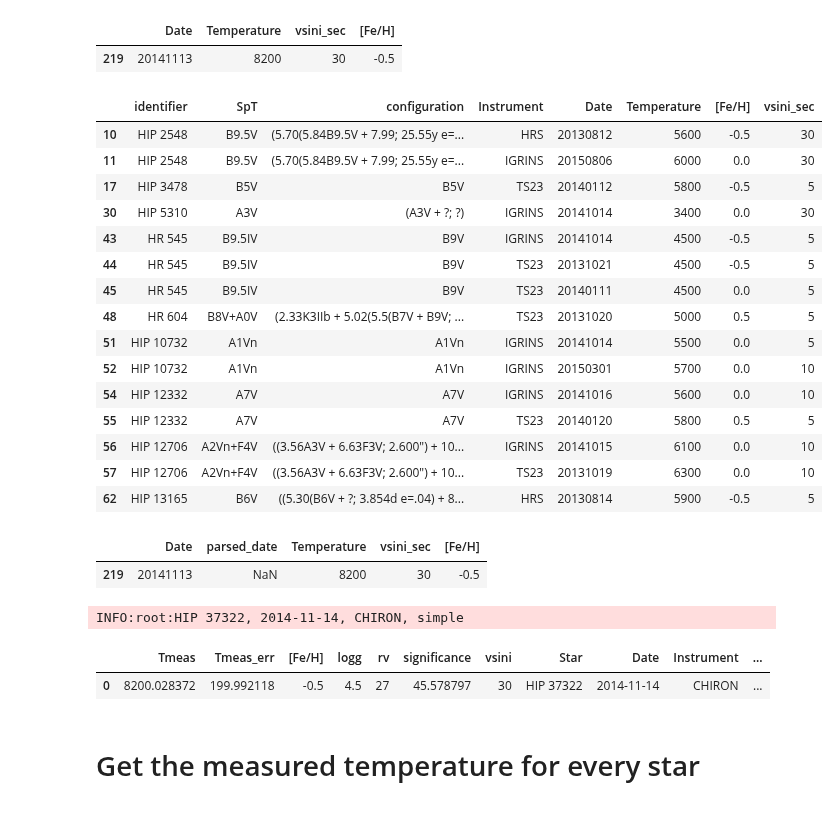
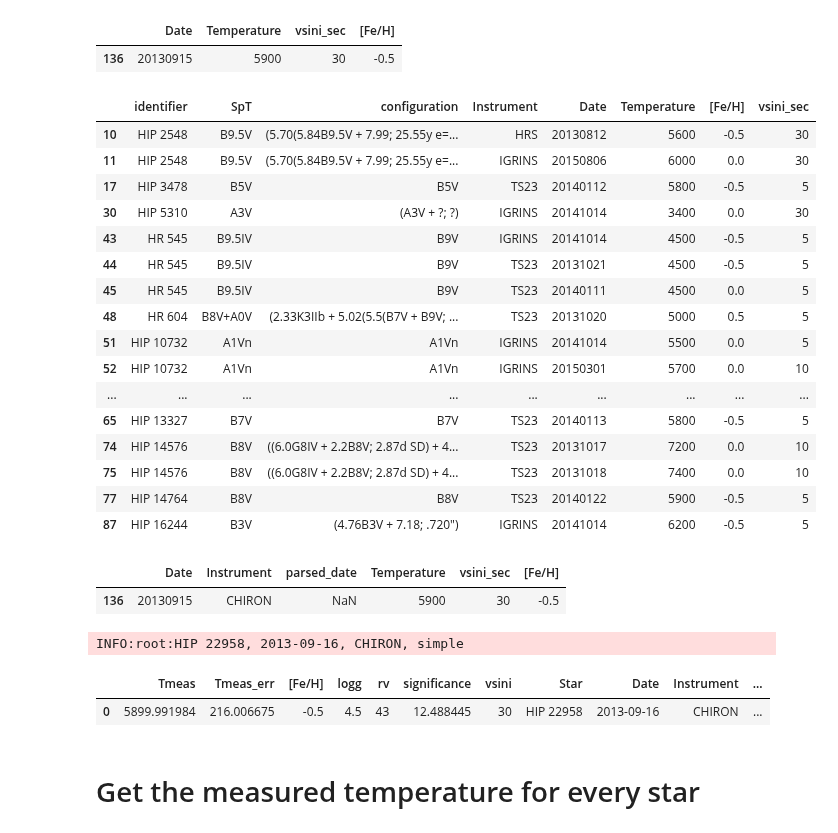
Before and after one commit to kgullikson88/BinaryInference, a Jupyter notebook: CompileCompanionData.ipynb, the cells around one changed output. Cells and saved outputs as stored; diff of their text form; code cells hidden in the pictures.

```diff
--- a/CompileCompanionData.ipynb
+++ b/CompileCompanionData.ipynb
@@ -16,40 +23,44 @@ logger.setLevel(logging.INFO)
 # %%
 sample = HelperFunctions.read_observed_targets()
 sample.Temperature = pd.to_numeric(sample.Temperature, errors='coerce')
+sample.loc[76, 'Temperature'] = np.nan  # I don't believe the 2nd detection for HIP 14764
+sample.loc[137, 'Temperature'] = np.nan  # Bad temperature for 2nd detection of HIP 22958
 detections = sample.loc[(sample.Temperature.notnull()) & (sample.Temperature < 90000)].copy()
 
-detections.loc[detections.identifier == 'HIP 37322', ['Date', 'Temperature', 'vsini_sec', '[Fe/H]']]
+detections.loc[detections.identifier == 'HIP 22958', ['Date', 'Temperature', 'vsini_sec', '[Fe/H]']]
 # %% [output]
 |  | Date | Temperature | vsini_sec | [Fe/H] |
-| 219 | 20141113 | 8200 | 30 | -0.5 |
+| 136 | 20130915 | 5900 | 30 | -0.5 |
 # %%
 # Set the addmode to use for everything to simple, except for one star where we need to use ml to detect...
 detections['addmode'] = 'simple'
 detections.loc[detections.identifier == 'HIP 18396', 'addmode'] = 'ml'
 # %%
-detections[['identifier', 'SpT', 'configuration', 'Instrument', 'Date', 'Temperature', '[Fe/H]', 'vsini_sec']].head(15)
+detections[['identifier', 'SpT', 'configuration', 'Instrument', 'Date', 'Temperature', '[Fe/H]', 'vsini_sec']].head(20)
 # %% [output]
 |  | identifier | SpT | configuration | Instrument | Date | Temperature | [Fe/H] | vsini_sec |
 | 10 | HIP 2548 | B9.5V | (5.70(5.84B9.5V + 7.99; 25.55y e=... | HRS | 20130812 | 5600 | -0.5 | 30 |
 | 11 | HIP 2548 | B9.5V | (5.70(5.84B9.5V + 7.99; 25.55y e=... | IGRINS | 20150806 | 6000 | 0.0 | 30 |
 | 17 | HIP 3478 | B5V | B5V | TS23 | 20140112 | 5800 | -0.5 | 5 |
 | 30 | HIP 5310 | A3V | (A3V + ?; ?) | IGRINS | 20141014 | 3400 | 0.0 | 30 |
 | 43 | HR 545 | B9.5IV | B9V | IGRINS | 20141014 | 4500 | -0.5 | 5 |
 | 44 | HR 545 | B9.5IV | B9V | TS23 | 20131021 | 4500 | -0.5 | 5 |
 | 45 | HR 545 | B9.5IV | B9V | TS23 | 20140111 | 4500 | 0.0 | 5 |
 | 48 | HR 604 | B8V+A0V | (2.33K3IIb + 5.02(5.5(B7V + B9V; ... | TS23 | 20131020 | 5000 | 0.5 | 5 |
 | 51 | HIP 10732 | A1Vn | A1Vn | IGRINS | 20141014 | 5500 | 0.0 | 5 |
 | 52 | HIP 10732 | A1Vn | A1Vn | IGRINS | 20150301 | 5700 | 0.0 | 10 |
-| 54 | HIP 12332 | A7V | A7V | IGRINS | 20141016 | 5600 | 0.0 | 10 |
-| 55 | HIP 12332 | A7V | A7V | TS23 | 20140120 | 5800 | 0.5 | 5 |
-| 56 | HIP 12706 | A2Vn+F4V | ((3.56A3V + 6.63F3V; 2.600") + 10... | IGRINS | 20141015 | 6100 | 0.0 | 10 |
-| 57 | HIP 12706 | A2Vn+F4V | ((3.56A3V + 6.63F3V; 2.600") + 10... | TS23 | 20131019 | 6300 | 0.0 | 10 |
-| 62 | HIP 13165 | B6V | ((5.30(B6V + ?; 3.854d e=.04) + 8... | HRS | 20130814 | 5900 | -0.5 | 5 |
+| ... | ... | ... | ... | ... | ... | ... | ... | ... |
+| 65 | HIP 13327 | B7V | B7V | TS23 | 20140113 | 5800 | -0.5 | 5 |
+| 74 | HIP 14576 | B8V | ((6.0G8IV + 2.2B8V; 2.87d SD) + 4... | TS23 | 20131017 | 7200 | 0.0 | 10 |
+| 75 | HIP 14576 | B8V | ((6.0G8IV + 2.2B8V; 2.87d SD) + 4... | TS23 | 20131018 | 7400 | 0.0 | 10 |
+| 77 | HIP 14764 | B8V | B8V | TS23 | 20140122 | 5900 | -0.5 | 5 |
+| 87 | HIP 16244 | B3V | (4.76B3V + 7.18; .720") | IGRINS | 20141014 | 6200 | -0.5 | 5 |
 # %%
-detections.loc[detections.identifier == 'HIP 37322', ['Date', 'parsed_date', 'Temperature', 'vsini_sec', '[Fe/H]']]
+detections.loc[detections.identifier == 'HIP 22958', ['Date', 'Instrument', 'parsed_date',
+                                                      'Temperature', 'vsini_sec', '[Fe/H]']]
 # %% [output]
-|  | Date | parsed_date | Temperature | vsini_sec | [Fe/H] |
-| 219 | 20141113 | NaN | 8200 | 30 | -0.5 |
+|  | Date | Instrument | parsed_date | Temperature | vsini_sec | [Fe/H] |
+| 136 | 20130915 | CHIRON | NaN | 5900 | 30 | -0.5 |
 # %%
 
 import Analyze_CCF
@@ -59,13 +70,13 @@ interface = HDF5_Helpers.Full_CCF_Interface(cache=False, update_cache=False,
                                             cache_fname='/home/kgullikson/.PythonModules/CCF_metadata.csv')
 # %%
 pd.set_option('max_colwidth',400)
-starname, date, inst, addmode = 'HIP 37322', '2014-11-13', 'CHIRON', 'simple'
+starname, date, inst, addmode = 'HIP 22958', '2013-09-15', 'CHIRON', 'simple'
 interface.get_measured_temperature(starname=starname, date=date, instrument=inst,
-                                   Tmax=8200, addmode=addmode, feh=-0.5, vsini=30)
+                                   Tmax=5900, addmode=addmode, feh=-0.5, vsini=30)
 # %% [output]
-INFO:root:HIP 37322, 2014-11-14, CHIRON, simple
+INFO:root:HIP 22958, 2013-09-16, CHIRON, simple
 |  | Tmeas | Tmeas_err | [Fe/H] | logg | rv | significance | vsini | Star | Date | Instrument | ... |
-| 0 | 8200.028372 | 199.992118 | -0.5 | 4.5 | 27 | 45.578797 | 30 | HIP 37322 | 2014-11-14 | CHIRON | ... |
+| 0 | 5899.991984 | 216.006675 | -0.5 | 4.5 | 43 | 12.488445 | 30 | HIP 22958 | 2013-09-16 | CHIRON | ... |
 # %% [markdown]
 # Get the measured temperature for every star
 # %%
```
Also changed, not shown: parts of 6 cells of this notebook, 4 other files.
